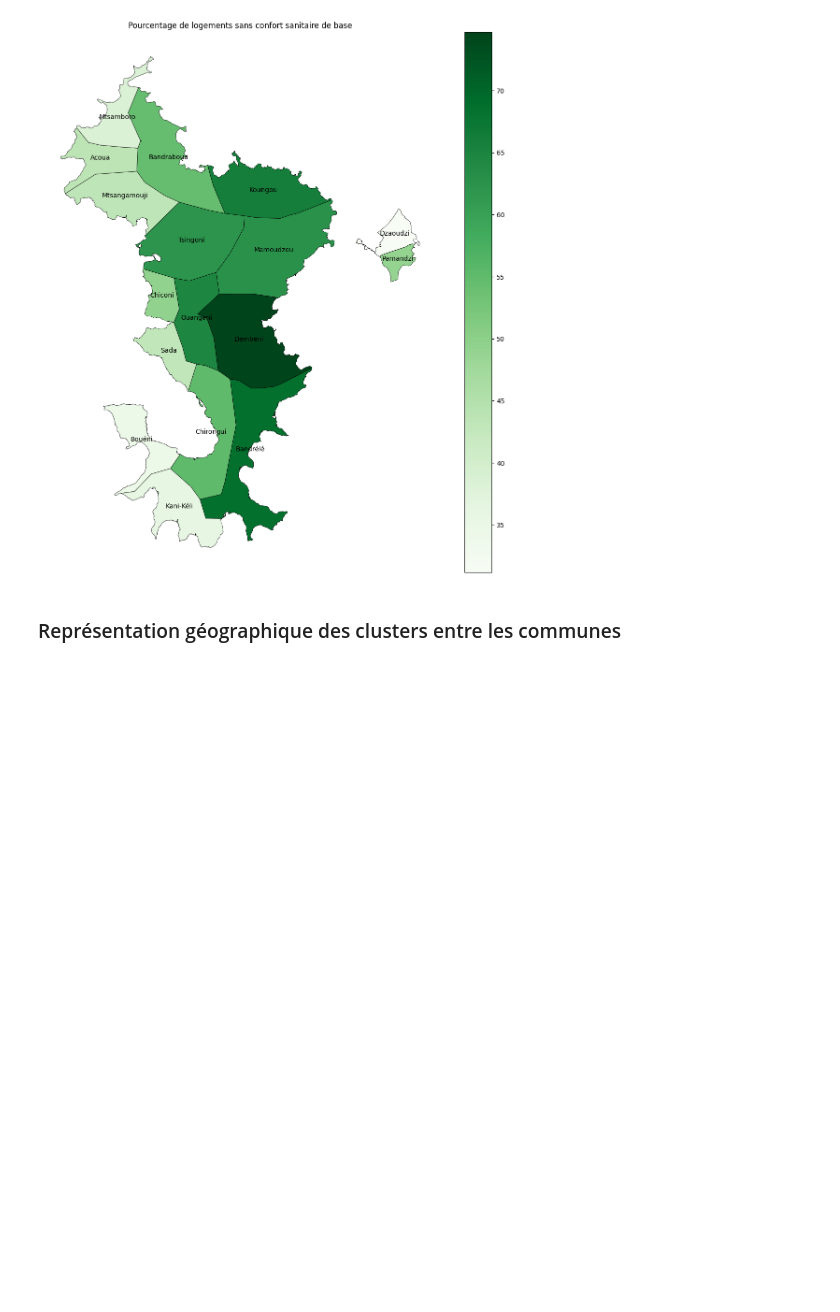
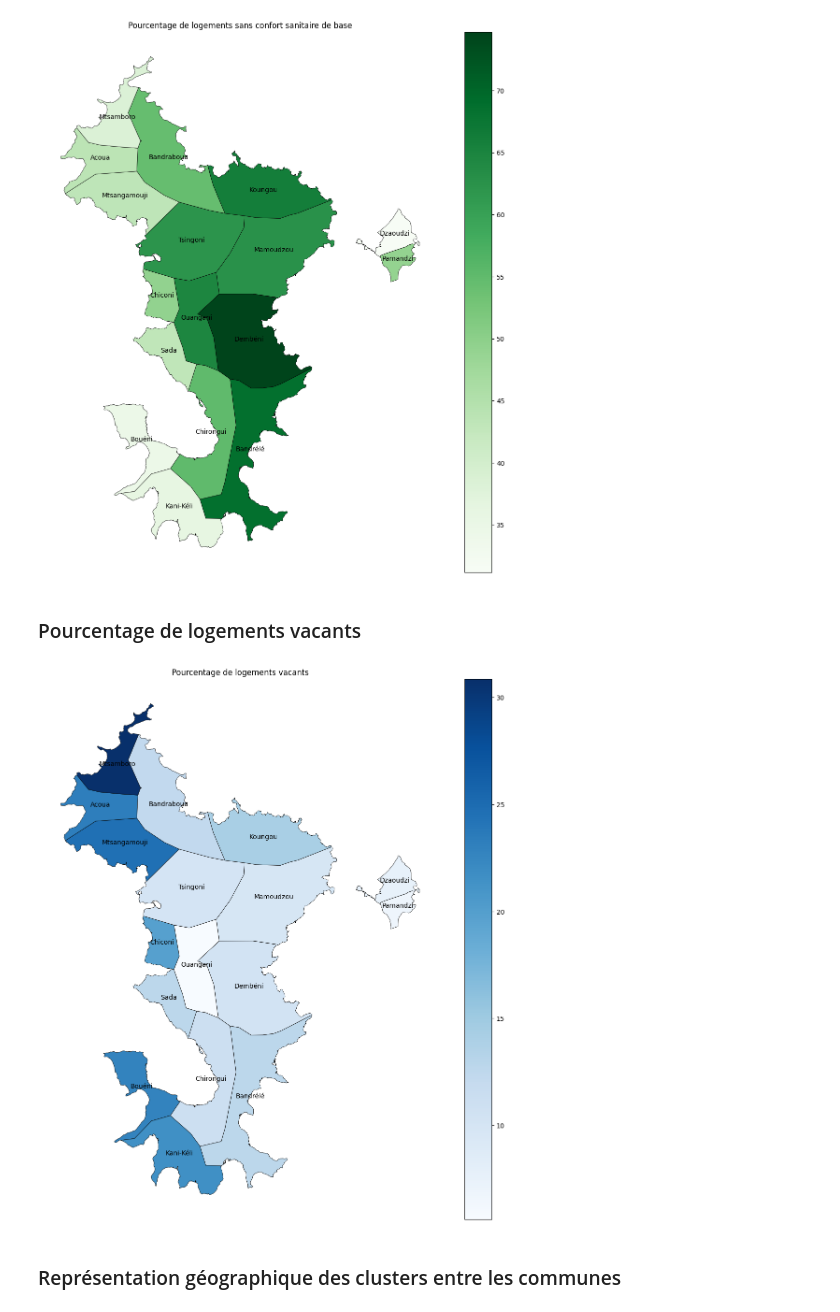
Before and after one commit to LaMeteoDuBitcoin/DataMartMayotte, a Jupyter notebook: Clustering_carto.ipynb, the cells around one changed output. Saved outputs shown, nothing was run; the diff lists cells and outputs as text; code cells hidden in the pictures; blank space fills up the shorter version.

```diff
--- a/Clustering_carto.ipynb
+++ b/Clustering_carto.ipynb
@@ -561,6 +561,20 @@ ax.set_title("Pourcentage de logements sans confort sanitaire de base")
 plt.show()
 # %% [output]
 [figure]
+# %% [markdown]
+### Pourcentage de logements vacants
+# %%
+fig, ax = plt.subplots(figsize=[15,15])
+
+ax.axis("off")
+df_commune_Mayotte_geo.plot(ax=ax, column="Pc_logement_vacant", cmap="Blues", edgecolor="black", linewidth=0.5, legend=True, aspect=1)
+df_commune_Mayotte_geo.apply(lambda x: ax.annotate(text=x.commune, xy=x.geometry.centroid.coords[0], ha='center', color = "black"), axis=1)
+
+ax.set_title("Pourcentage de logements vacants")
+
+plt.show()
+# %% [output]
+[figure, added]
 # %% [markdown]
 ### Représentation géographique des clusters entre les communes
 # %% [markdown]
```
Also changed, not shown: parts of 6 cells of this notebook, 2 other files.
